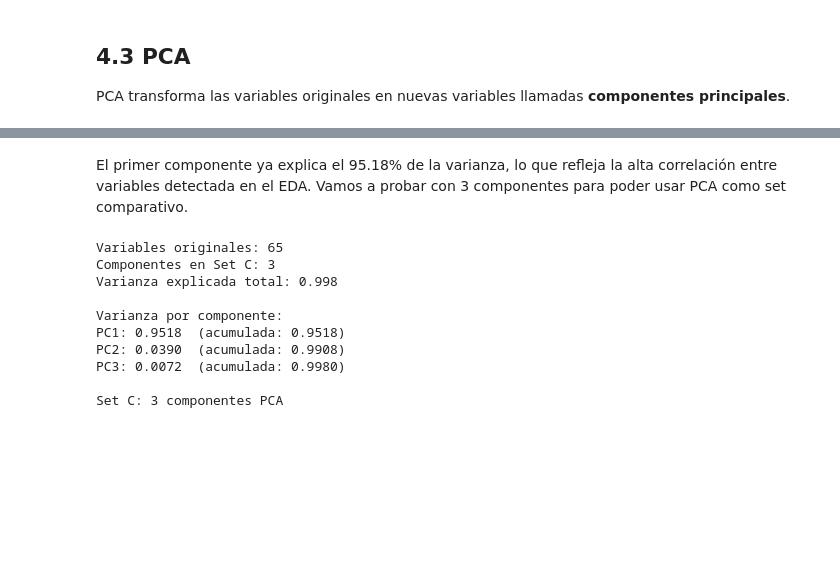
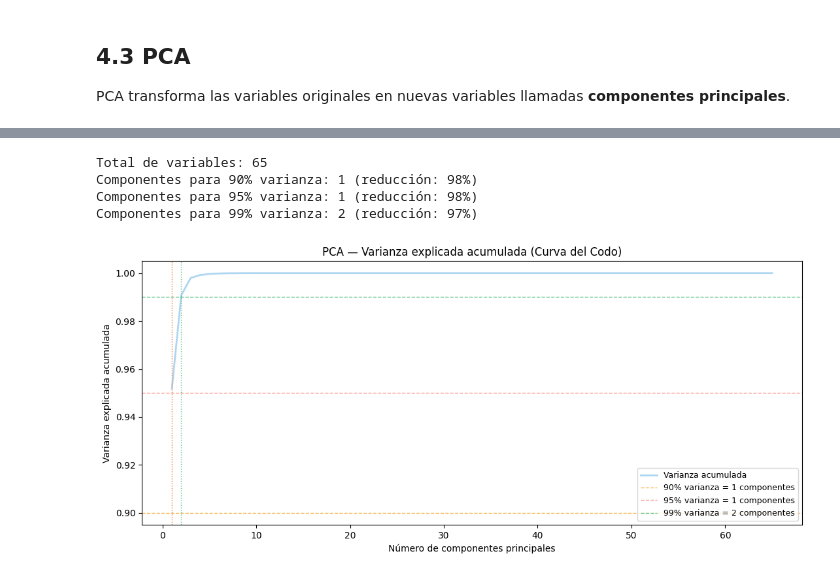
Before and after one commit to jotaeleb/tif-ciencias-de-datos, a Jupyter notebook: notebooks/proyecto_entrenamiento.ipynb, the cells around one changed output, grey strips where cells are left out. Drawn from its saved outputs; the diff is of its cells as text; code cells hidden in the pictures; blank space fills up the shorter version.

```diff
--- a/notebooks/proyecto_entrenamiento.ipynb
+++ b/notebooks/proyecto_entrenamiento.ipynb
@@ -291,33 +258,45 @@ Varianza explicada por PC1 solo: 0.952
-# %% [markdown]
-El primer componente ya explica el 95.18% de la varianza, lo que refleja la alta correlación entre variables detectada en el EDA. Vamos a probar con 3 componentes para poder usar PCA como set comparativo.
-# %%
-# Set C: PCA con n_components=3
-N_COMPONENTES = 3
-
-pca = PCA(n_components=N_COMPONENTES, random_state=42)
-X_train_C = pca.fit_transform(X_train_scaled)
-X_test_C  = pca.transform(X_test_scaled)
-
-varianza_acum_C = np.cumsum(pca.explained_variance_ratio_)
-
-print(f'Variables originales: {X_train_scaled.shape[1]}')
-print(f'Componentes en Set C: {X_train_C.shape[1]}')
-print(f'Varianza explicada total: {varianza_acum_C[-1]:.3f}')
-print()
-print('Varianza por componente:')
-for i, (vr, vc) in enumerate(
-        zip(pca.explained_variance_ratio_, varianza_acum_C), 1):
-    print(f'PC{i}: {vr:.4f}  (acumulada: {vc:.4f})')
-
-print(f'\nSet C: {X_train_C.shape[1]} componentes PCA')
-# %% [output]
-Variables originales: 65
-Componentes en Set C: 3
-Varianza explicada total: 0.998
-
-Varianza por componente:
-PC1: 0.9518  (acumulada: 0.9518)
-PC2: 0.0390  (acumulada: 0.9908)
-PC3: 0.0072  (acumulada: 0.9980)
-
-Set C: 3 componentes PCA
+# %%
+# PCA requiere escalar primero
+scaler_pca = RobustScaler()
+X_scaled_pca = scaler_pca.fit_transform(X_train.fillna(0))
+
+# Ajustar PCA completo para analizar varianza acumulada
+pca_full = PCA(random_state=42)
+pca_full.fit(X_scaled_pca)
+
+varianza_acum = np.cumsum(pca_full.explained_variance_ratio_)
+n_comp_90 = int(np.argmax(varianza_acum >= 0.90)) + 1
+n_comp_95 = int(np.argmax(varianza_acum >= 0.95)) + 1
+n_comp_99 = int(np.argmax(varianza_acum >= 0.99)) + 1
+n_features_total = len(num_cols)
+
+print(f'Total de variables: {n_features_total}')
+print(f'Componentes para 90% varianza: {n_comp_90} (reducción: {(1-n_comp_90/n_features_total)*100:.0f}%)')
+print(f'Componentes para 95% varianza: {n_comp_95} (reducción: {(1-n_comp_95/n_features_total)*100:.0f}%)')
+print(f'Componentes para 99% varianza: {n_comp_99} (reducción: {(1-n_comp_99/n_features_total)*100:.0f}%)')
+# %% [output]
+Total de variables: 65
+Componentes para 90% varianza: 1 (reducción: 98%)
+Componentes para 95% varianza: 1 (reducción: 98%)
+Componentes para 99% varianza: 2 (reducción: 97%)
+# %%
+# Gráfico de varianza acumulada (curva del codo)
+fig, ax = plt.subplots(figsize=(11, 5))
+ax.plot(range(1, len(varianza_acum) + 1), varianza_acum,
+        color=COLOR_NEUTRO, linewidth=2, label='Varianza acumulada')
+
+for n, pct, color in [(n_comp_90, 0.90, '#F39C12'),
+                       (n_comp_95, 0.95, COLOR_ATAQUE),
+                       (n_comp_99, 0.99, '#27AE60')]:
+    ax.axhline(pct,  color=color, linestyle='--', linewidth=1, alpha=0.7,
+               label=f'{int(pct*100)}% varianza = {n} componentes')
+    ax.axvline(n, color=color, linestyle=':', linewidth=1, alpha=0.7)
+
+ax.set_xlabel('Número de componentes principales')
+ax.set_ylabel('Varianza explicada acumulada')
+ax.set_title('PCA — Varianza explicada acumulada (Curva del Codo)')
+ax.legend(fontsize=9)
+plt.tight_layout()
+plt.show()
+# %% [output]
+[figure, added]
```
Also changed, not shown: parts of 8 cells of this notebook.
